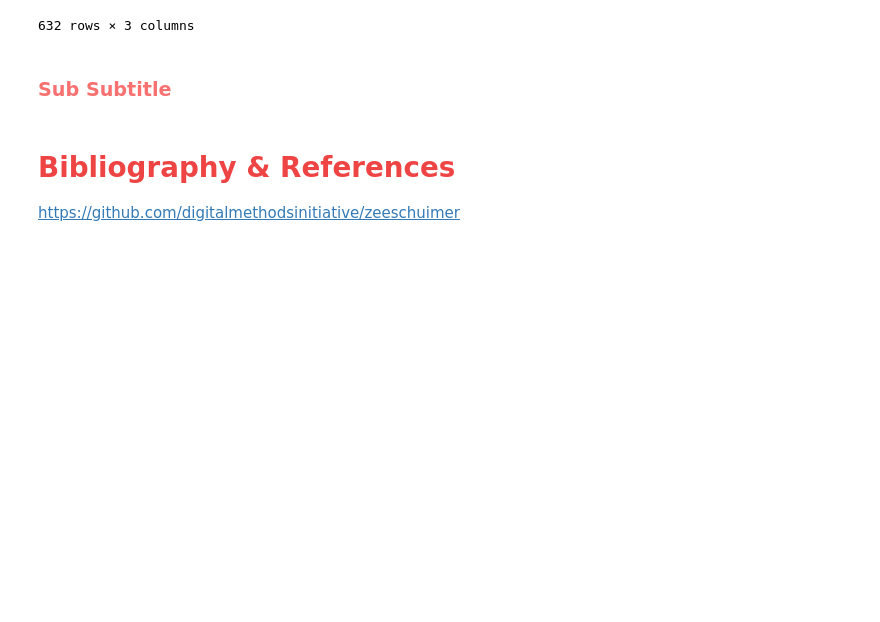
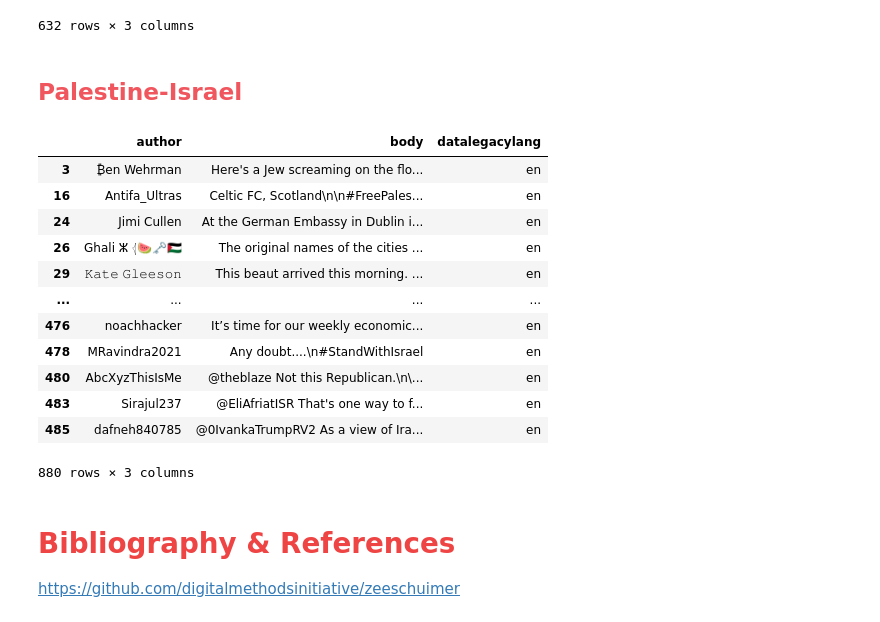
Before and after one commit to aiko-isnt-ded/speech_radicalization_analysis, a Jupyter notebook: notebooks/1.01-vtf-merging_data.ipynb, the cells around one changed output. Cells and saved outputs as stored; diff of their text form; code cells hidden in the pictures; blank space fills up the shorter version.

```diff
--- a/notebooks/1.01-vtf-merging_data.ipynb
+++ b/notebooks/1.01-vtf-merging_data.ipynb
@@ -115,8 +131,36 @@ df_asianhate
 | 360 | liwan003 | From cancer cures to defense tech... | en |
 | 361 | tenzin0031 | Forced labor is not “competitive ... | en |
 632 rows × 3 columns
-# %% [markdown]
-### <font color= #F87171> **Sub Subtitle** </font>
+# %% [markdown]
+## <font color= #f0565e> **Palestine-Israel** </font>
+# %%
+# Load Data
+pal_isr1 = pd.read_csv('../data/raw/israel-palestine/twitter_FreePalestine.csv')
+pal_isr2 = pd.read_csv('../data/raw/israel-palestine/twitter_Hamas.csv')
+pal_isr3 = pd.read_csv('../data/raw/israel-palestine/twitter_HamasTerrorists.csv')
+pal_isr4 = pd.read_csv('../data/raw/israel-palestine/twitter_StandWithIsrael.csv')
+
+# Filter by english
+df_pal_isr = pd.concat([pal_isr1, pal_isr2, pal_isr3, pal_isr4])
+df_pal_isr = df_pal_isr.query("datalegacylang == 'en'")
+
+# Save and show df
+df_pal_isr.to_csv('../data/raw/pal_isr.csv', index=False)
+df_pal_isr
+# %% [output]
+|  | author | body | datalegacylang |
+| 3 | ₿en Wehrman | Here's a Jew screaming on the flo... | en |
+| 16 | Antifa_Ultras | Celtic FC, Scotland\n\n#FreePales... | en |
+| 24 | Jimi Cullen | At the German Embassy in Dublin i... | en |
+| 26 | Ghali ⵣ 𓂆🍉🗝️🇵🇸 | The original names of the cities ... | en |
+| 29 | 𝙺𝚊𝚝𝚎 𝙶𝚕𝚎𝚎𝚜𝚘𝚗 | This beaut arrived this morning. ... | en |
+| ... | ... | ... | ... |
+| 476 | noachhacker | It’s time for our weekly economic... | en |
+| 478 | MRavindra2021 | Any doubt....\n#StandWithIsrael | en |
+| 480 | AbcXyzThisIsMe | @theblaze Not this Republican.\n\... | en |
+| 483 | Sirajul237 | @EliAfriatISR That's one way to f... | en |
+| 485 | dafneh840785 | @0IvankaTrumpRV2 As a view of Ira... | en |
+880 rows × 3 columns
 # %% [markdown]
 # <font color= #EF4444> **Bibliography & References** </font>
 
```
Also changed, not shown: parts of 4 cells of this notebook, 18 other files.
